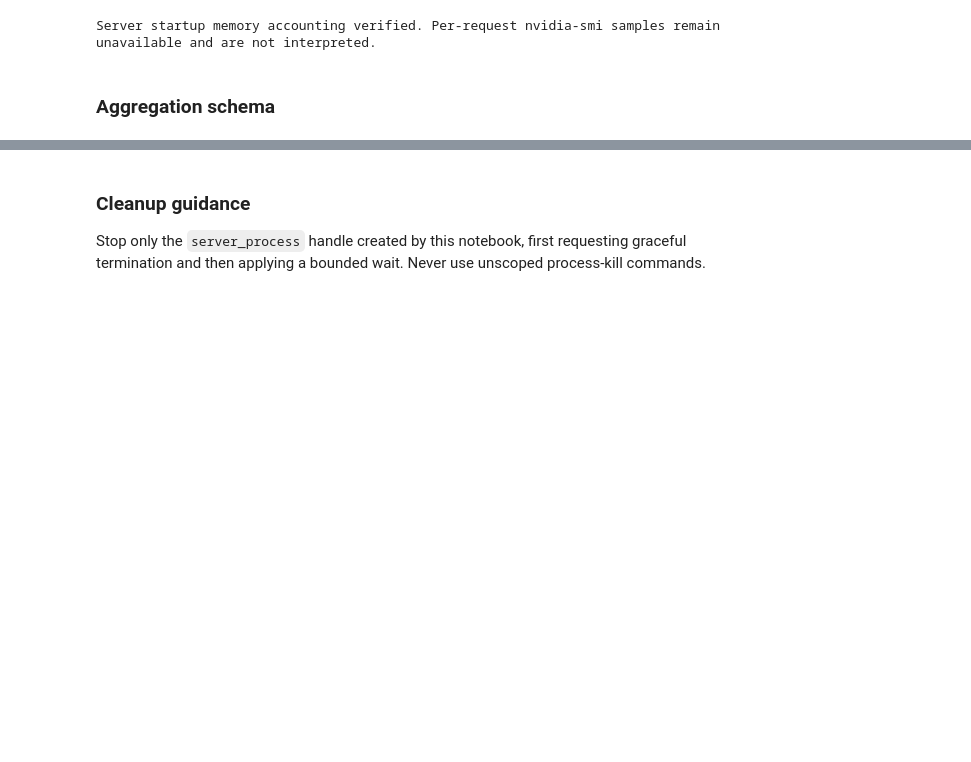
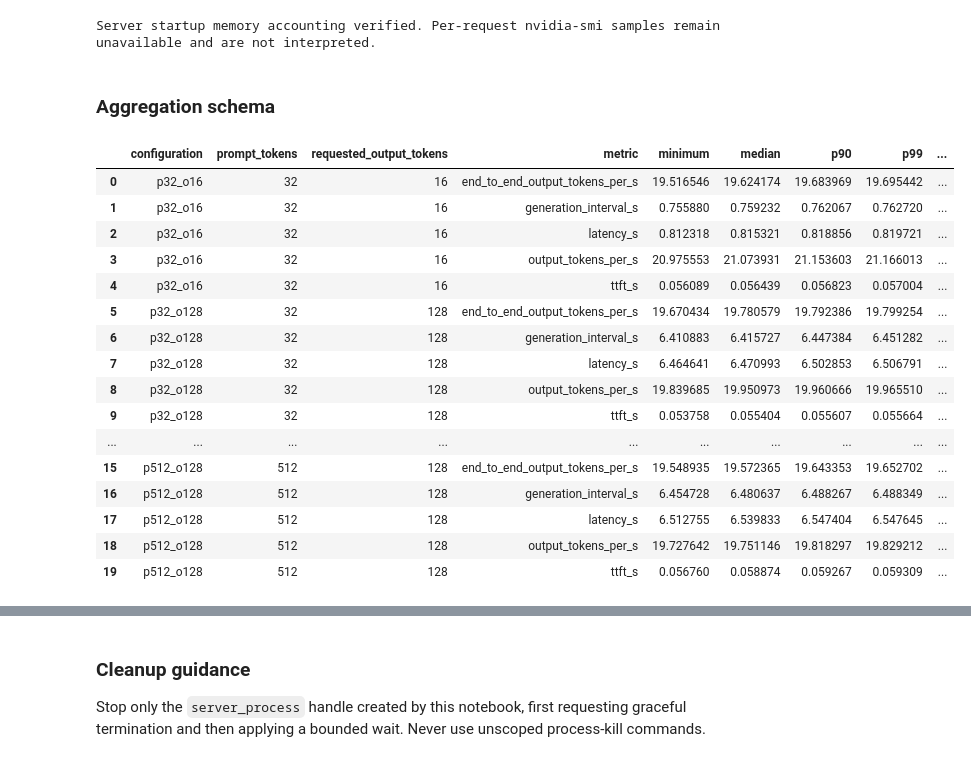
Before and after one commit to coert/dgx-spark-lab, a Jupyter notebook: experiments/01-distributed-inference/01-single-node-inference.ipynb, the cells around one changed output, grey strips where cells are left out. Drawn from its saved outputs; the diff is of its cells as text; code cells hidden in the pictures; blank space fills up the shorter version.

```diff
--- a/experiments/01-distributed-inference/01-single-node-inference.ipynb
+++ b/experiments/01-distributed-inference/01-single-node-inference.ipynb
@@ -2277,17 +2277,79 @@ Server startup memory accounting verified. Per-request nvidia-smi samples remain
 # %% [markdown]
 ### Aggregation schema
 # %%
-aggregate_columns = (
-    "configuration",
-    "prompt_tokens",
-    "requested_output_tokens",
-    "metric",
-    "minimum",
-    "median",
-    "p90",
-    "p99",
-    "count",
-    "failures",
+AGGREGATE_METRICS = (
+    "ttft_s",
+    "generation_interval_s",
+    "latency_s",
+    "output_tokens_per_s",
+    "end_to_end_output_tokens_per_s",
 )
-aggregates = pd.DataFrame(columns=aggregate_columns)
+
+aggregate_records: list[dict[str, object]] = []
+
+for (
+    configuration,
+    prompt_tokens,
+    requested_output_tokens,
+), group in raw_results.groupby(
+    [
+        "configuration",
+        "prompt_tokens_target",
+        "requested_output_tokens",
+    ],
+    sort=True,
+):
+    failure_count = int((~group["request_valid"]).sum())
+
+    for metric in AGGREGATE_METRICS:
+        values = group.loc[
+            group["request_valid"],
+            metric,
+        ].dropna()
+
+        aggregate_records.append(
+            {
+                "configuration": configuration,
+                "prompt_tokens": int(prompt_tokens),
+                "requested_output_tokens": int(requested_output_tokens),
+                "metric": metric,
+                "minimum": values.min(),
+                "median": values.median(),
+                "p90": values.quantile(0.90),
+                "p99": values.quantile(0.99),
+                "count": int(values.size),
+                "failures": failure_count,
+            }
+        )
+
+aggregates = (
+    pd.DataFrame(aggregate_records)
+    .sort_values(
+        [
+            "prompt_tokens",
+            "requested_output_tokens",
+            "metric",
+        ]
+    )
+    .reset_index(drop=True)
+)
+
 aggregates
+# %% [output]
+|  | configuration | prompt_tokens | requested_output_tokens | metric | minimum | median | p90 | p99 | ... |
+| 0 | p32_o16 | 32 | 16 | end_to_end_output_tokens_per_s | 19.516546 | 19.624174 | 19.683969 | 19.695442 | ... |
+| 1 | p32_o16 | 32 | 16 | generation_interval_s | 0.755880 | 0.759232 | 0.762067 | 0.762720 | ... |
+| 2 | p32_o16 | 32 | 16 | latency_s | 0.812318 | 0.815321 | 0.818856 | 0.819721 | ... |
+| 3 | p32_o16 | 32 | 16 | output_tokens_per_s | 20.975553 | 21.073931 | 21.153603 | 21.166013 | ... |
+| 4 | p32_o16 | 32 | 16 | ttft_s | 0.056089 | 0.056439 | 0.056823 | 0.057004 | ... |
+| 5 | p32_o128 | 32 | 128 | end_to_end_output_tokens_per_s | 19.670434 | 19.780579 | 19.792386 | 19.799254 | ... |
+| 6 | p32_o128 | 32 | 128 | generation_interval_s | 6.410883 | 6.415727 | 6.447384 | 6.451282 | ... |
+| 7 | p32_o128 | 32 | 128 | latency_s | 6.464641 | 6.470993 | 6.502853 | 6.506791 | ... |
+| 8 | p32_o128 | 32 | 128 | output_tokens_per_s | 19.839685 | 19.950973 | 19.960666 | 19.965510 | ... |
+| 9 | p32_o128 | 32 | 128 | ttft_s | 0.053758 | 0.055404 | 0.055607 | 0.055664 | ... |
+| ... | ... | ... | ... | ... | ... | ... | ... | ... | ... |
+| 15 | p512_o128 | 512 | 128 | end_to_end_output_tokens_per_s | 19.548935 | 19.572365 | 19.643353 | 19.652702 | ... |
+| 16 | p512_o128 | 512 | 128 | generation_interval_s | 6.454728 | 6.480637 | 6.488267 | 6.488349 | ... |
+| 17 | p512_o128 | 512 | 128 | latency_s | 6.512755 | 6.539833 | 6.547404 | 6.547645 | ... |
+| 18 | p512_o128 | 512 | 128 | output_tokens_per_s | 19.727642 | 19.751146 | 19.818297 | 19.829212 | ... |
+| 19 | p512_o128 | 512 | 128 | ttft_s | 0.056760 | 0.058874 | 0.059267 | 0.059309 | ... |
```
Also changed, not shown: parts of 4 cells of this notebook.
